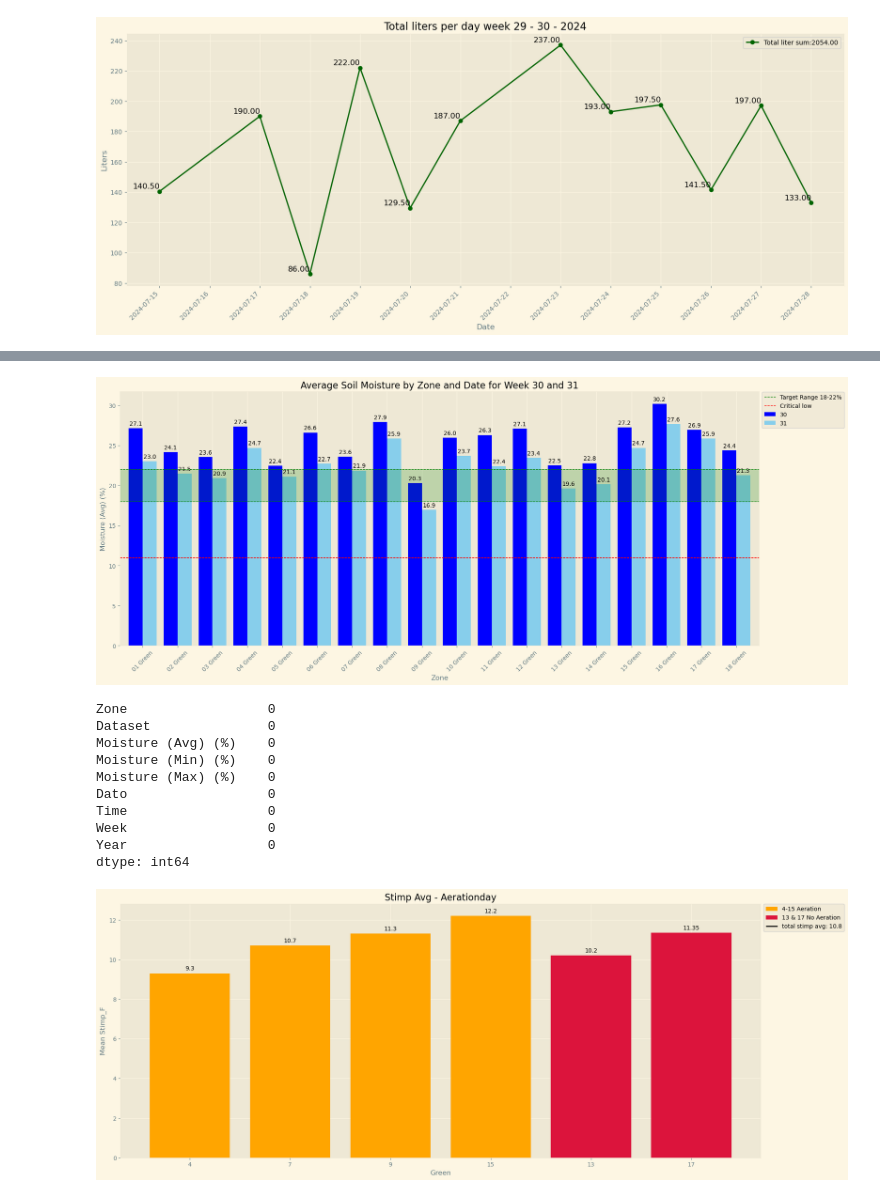
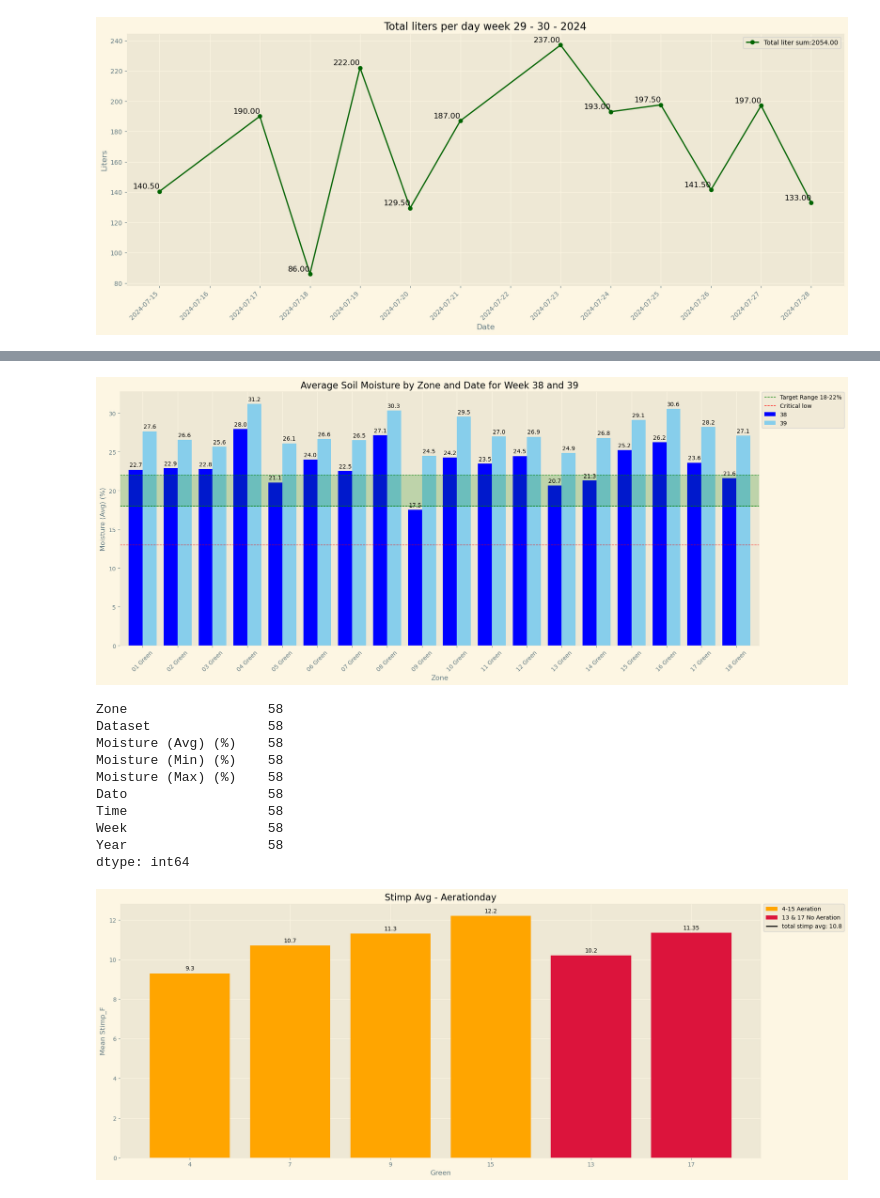
Before and after one commit to ABM-Analytics/Uge-rapport, a Jupyter notebook: ugerapport.ipynb, the cells around one changed output, grey strips where cells are left out. Saved outputs shown, nothing was run; the diff lists cells and outputs as text; code cells hidden in the pictures.

```diff
--- a/ugerapport.ipynb
+++ b/ugerapport.ipynb
@@ -18,11 +18,13 @@ pd.options.mode.chained_assignment = None
 # %%
 ###Import af data
 
-dfklip = pd.read_csv('uge31klippelog.csv')
+dfklip = pd.read_csv('uge39klippelog.csv')
 
-dfpogo = pd.read_csv('uge31pogo.csv')
+dfpogo = pd.read_csv('uge39moist.csv')
 
-dfstimp = pd.read_csv('overseed_topdress_stimp.csv')
+dfstimp = pd.read_csv('uge39stimp.csv')
+
+dfevents = pd.read_csv('uge39events.csv')
 
 print("Clipdata:")
 print (dfklip.describe())
@@ -32,6 +34,9 @@ print (dfpogo.describe())
 
 print("\nStimp:")
 print(dfstimp.describe())
+
+print("\nEvents")
+print(dfevents.describe())
 # %% [output]
 Clipdata:
                Hul
@@ -554,7 +635,7 @@ plt.show()
 # %%
 
 # Filter data for weeks 29 and 30 in 2024
-weeks = [30, 31]
+weeks = [38, 39]
 df_filtered = dfpogo[(dfpogo['Week'].isin(weeks)) & (dfpogo['Year'] == 2024)]
 
 # Extract just the date part from 'Sample Date'
@@ -565,52 +646,52 @@ grouped_df = df_filtered.groupby(['Zone','Week'])['Moisture (Avg) (%)'].mean().u
 
 # Plotting
 ax = grouped_df.plot(kind='bar', figsize=(20, 8), width=0.8, color=['Blue', 'skyblue'])
-plt.title('Average Soil Moisture by Zone and Date for Week 30 and 31')
+plt.title('Average Soil Moisture by Zone and Date for Week 38 and 39')
 plt.xlabel('Zone')
 plt.ylabel('Moisture (Avg) (%)')
 plt.xticks(rotation=45)
 plt.grid(axis='y')
 
 # Adding annotations
 for p in ax.patches:
     ax.annotate(f'{p.get_height():.1f}',
                 (p.get_x() + p.get_width() / 2., p.get_height()),
                 ha='center', va='center',
                 xytext=(0, 8),
                 textcoords='offset points')
 
 
 
 # Adding green dotted lines at 18% and 22%
 plt.axhline(y=18, color='green', linestyle='--', linewidth=1, label='Target Range 18-22%')
 plt.axhline(y=22, color='green', linestyle='--', linewidth=1 )
 
 # Adding a red dotted line at 11%
-plt.axhline(y=11, color='red', linestyle='--', linewidth=1, label='Critical low')
+plt.axhline(y=13, color='red', linestyle='--', linewidth=1, label='Critical low')
 
 # Shading the area between 18% and 22% with light green
 plt.fill_between(ax.get_xlim(), 18, 22, color='green', alpha=0.2)
 
 # Adding legend with the red and green dotted lines
 handles, labels = ax.get_legend_handles_labels()
 ax.legend(handles=handles, loc='upper left', bbox_to_anchor=(1, 1.01))
 
 # Display the plot
 plt.show()
 # %% [output]
-[figure, old version]
+[figure, new version]
 # %%
-dfpogo[dfpogo['Week']== 29].count()
+dfpogo[dfpogo['Week']== 31].count()
 # %% [output]
-Zone                  0
-Dataset               0
-Moisture (Avg) (%)    0
-Moisture (Min) (%)    0
-Moisture (Max) (%)    0
-Dato                  0
-Time                  0
-Week                  0
-Year                  0
+Zone                  58
+Dataset               58
+Moisture (Avg) (%)    58
+Moisture (Min) (%)    58
+Moisture (Max) (%)    58
+Dato                  58
+Time                  58
+Week                  58
+Year                  58
 dtype: int64
 # %%
 # Filter data for the date 31/07/2024
```
Also changed, not shown: parts of 14 cells of this notebook.
